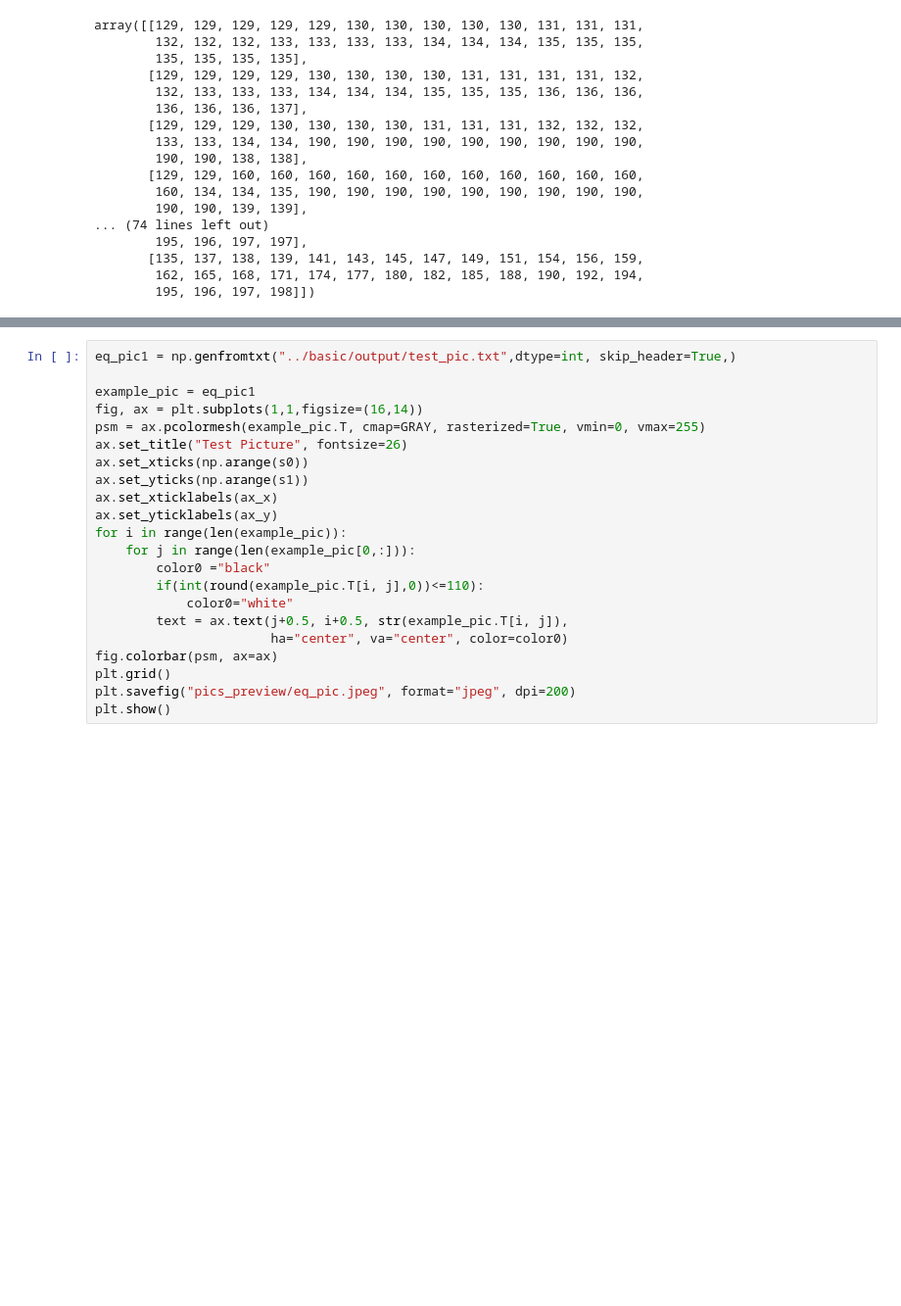
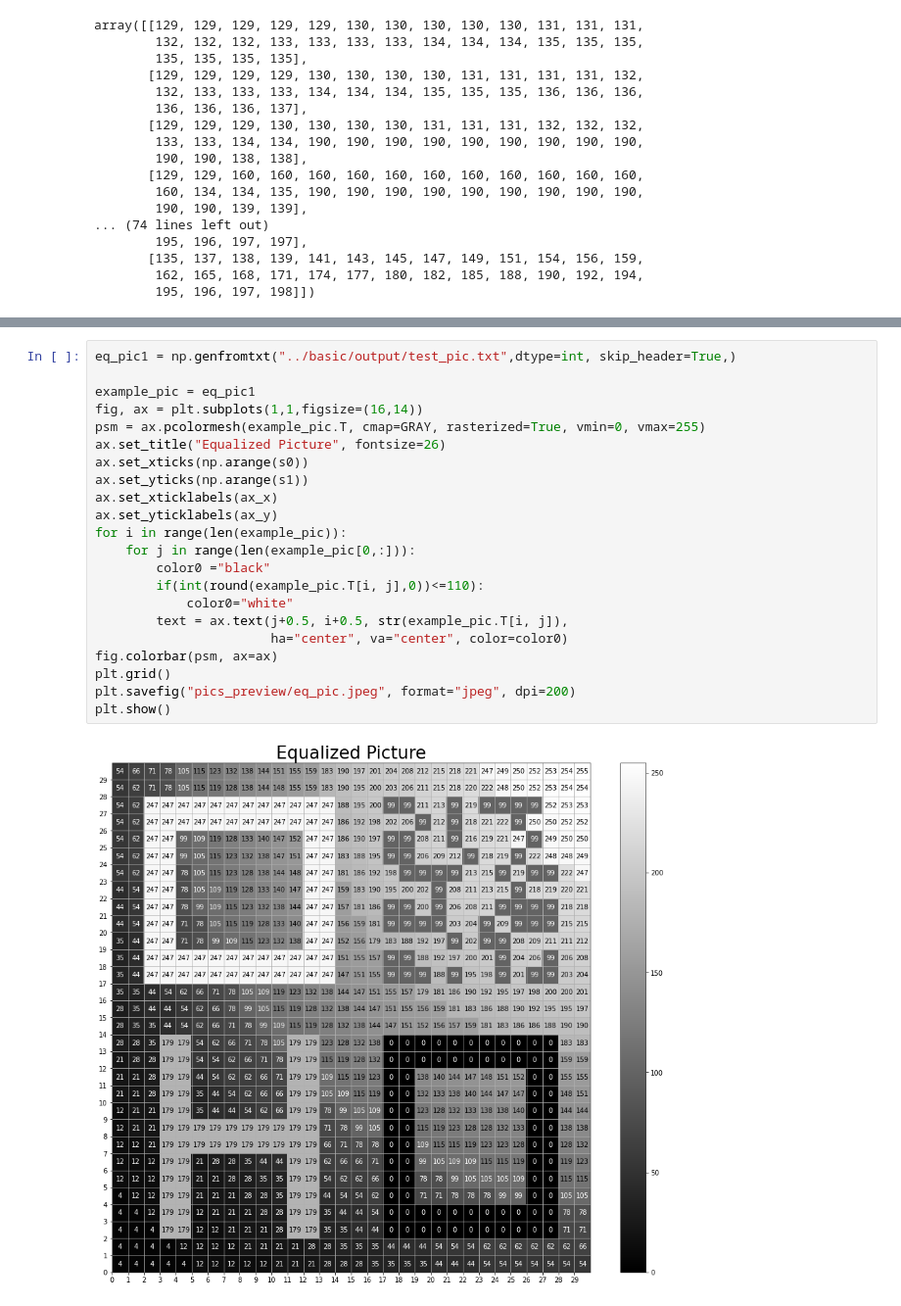
Before and after one commit to AdamGTaylor/GPU-2020-2021-2, a Jupyter notebook: _notebooks/creating_pic.ipynb, the cells around one changed output, grey strips where cells are left out. Shown at 98% size. Cells and saved outputs as stored; diff of their text form; blank space fills up the shorter version.

```diff
--- a/_notebooks/creating_pic.ipynb
+++ b/_notebooks/creating_pic.ipynb
@@ -112,25 +116,27 @@ plt.show()
 # %%
 eq_pic1 = np.genfromtxt("../basic/output/test_pic.txt",dtype=int, skip_header=True,)
 
 example_pic = eq_pic1
 fig, ax = plt.subplots(1,1,figsize=(16,14))
 psm = ax.pcolormesh(example_pic.T, cmap=GRAY, rasterized=True, vmin=0, vmax=255)
-ax.set_title("Test Picture", fontsize=26)
+ax.set_title("Equalized Picture", fontsize=26)
 ax.set_xticks(np.arange(s0))
 ax.set_yticks(np.arange(s1))
 ax.set_xticklabels(ax_x)
 ax.set_yticklabels(ax_y)
 for i in range(len(example_pic)):
     for j in range(len(example_pic[0,:])):
         color0 ="black"
         if(int(round(example_pic.T[i, j],0))<=110):
             color0="white"
         text = ax.text(j+0.5, i+0.5, str(example_pic.T[i, j]),
                        ha="center", va="center", color=color0)
 fig.colorbar(psm, ax=ax)
 plt.grid()
 plt.savefig("pics_preview/eq_pic.jpeg", format="jpeg", dpi=200)
 plt.show()
+# %% [output]
+[figure, added]
 # %%
 values,counts = np.unique(eq_pic1,return_counts=True)
 plt.figure(figsize=(14,3))
```
Also changed, not shown: parts of 3 cells of this notebook, 2 other files.
